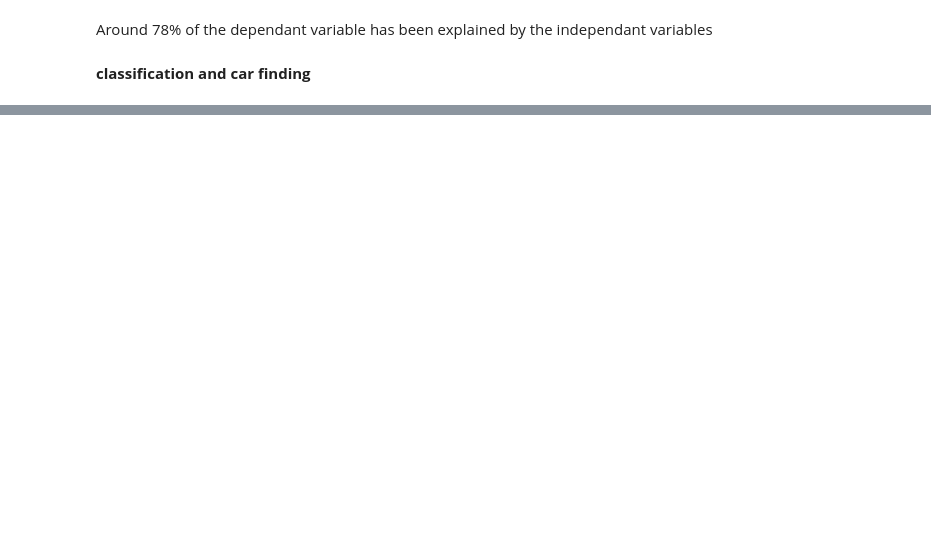
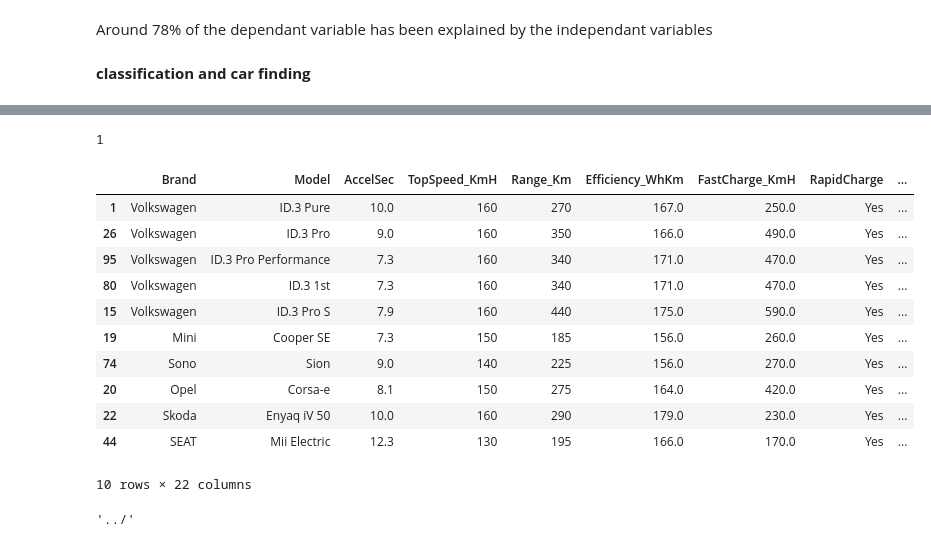
Before and after one commit to edwinjosechittilappilly/EDA-EV-ML-Project, a Jupyter notebook: notebooks/EDA_evCarsData_classification copy.ipynb, the cells around one changed output, grey strips where cells are left out. Drawn from its saved outputs; the diff is of its cells as text; code cells hidden in the pictures; blank space fills up the shorter version.

```diff
--- a/notebooks/EDA_evCarsData_classification copy.ipynb
+++ b/notebooks/EDA_evCarsData_classification copy.ipynb
@@ -407,0 +264,35 @@ print( estim.best_model() )
+# %%
+# cosine similarity
+from sklearn.metrics.pairwise import cosine_similarity
+scores=cosine_similarity(x_scaled,x_scaled[1].reshape(1,-1))
+#argmax to get the index of the most similar row
+np.argmax(cosine_similarity(x_scaled,x_scaled[1].reshape(1,-1)))
+# %% [output]
+1
+# %%
+df_sample=df.copy()
+# %%
+df_sample["score"]=0
+df_sample.to_pickle(path+"/df_sample.pkl")
+# %%
+# sort the dataframe by score
+df_sample.sort_values(by=['score'],ascending=False,inplace=True)
+# %%
+df_sample.head(10)
+# %% [output]
+|  | Brand | Model | AccelSec | TopSpeed_KmH | Range_Km | Efficiency_WhKm | FastCharge_KmH | RapidCharge | ... |
+| 1 | Volkswagen | ID.3 Pure | 10.0 | 160 | 270 | 167.0 | 250.0 | Yes | ... |
+| 26 | Volkswagen | ID.3 Pro | 9.0 | 160 | 350 | 166.0 | 490.0 | Yes | ... |
+| 95 | Volkswagen | ID.3 Pro Performance | 7.3 | 160 | 340 | 171.0 | 470.0 | Yes | ... |
+| 80 | Volkswagen | ID.3 1st | 7.3 | 160 | 340 | 171.0 | 470.0 | Yes | ... |
+| 15 | Volkswagen | ID.3 Pro S | 7.9 | 160 | 440 | 175.0 | 590.0 | Yes | ... |
+| 19 | Mini | Cooper SE | 7.3 | 150 | 185 | 156.0 | 260.0 | Yes | ... |
+| 74 | Sono | Sion | 9.0 | 140 | 225 | 156.0 | 270.0 | Yes | ... |
+| 20 | Opel | Corsa-e | 8.1 | 150 | 275 | 164.0 | 420.0 | Yes | ... |
+| 22 | Skoda | Enyaq iV 50 | 10.0 | 160 | 290 | 179.0 | 230.0 | Yes | ... |
+| 44 | SEAT | Mii Electric | 12.3 | 130 | 195 | 166.0 | 170.0 | Yes | ... |
+10 rows × 22 columns
+# %%
+path
+# %% [output]
+'../'
```
Also changed, not shown: parts of 33 cells of this notebook, 5 other files.
